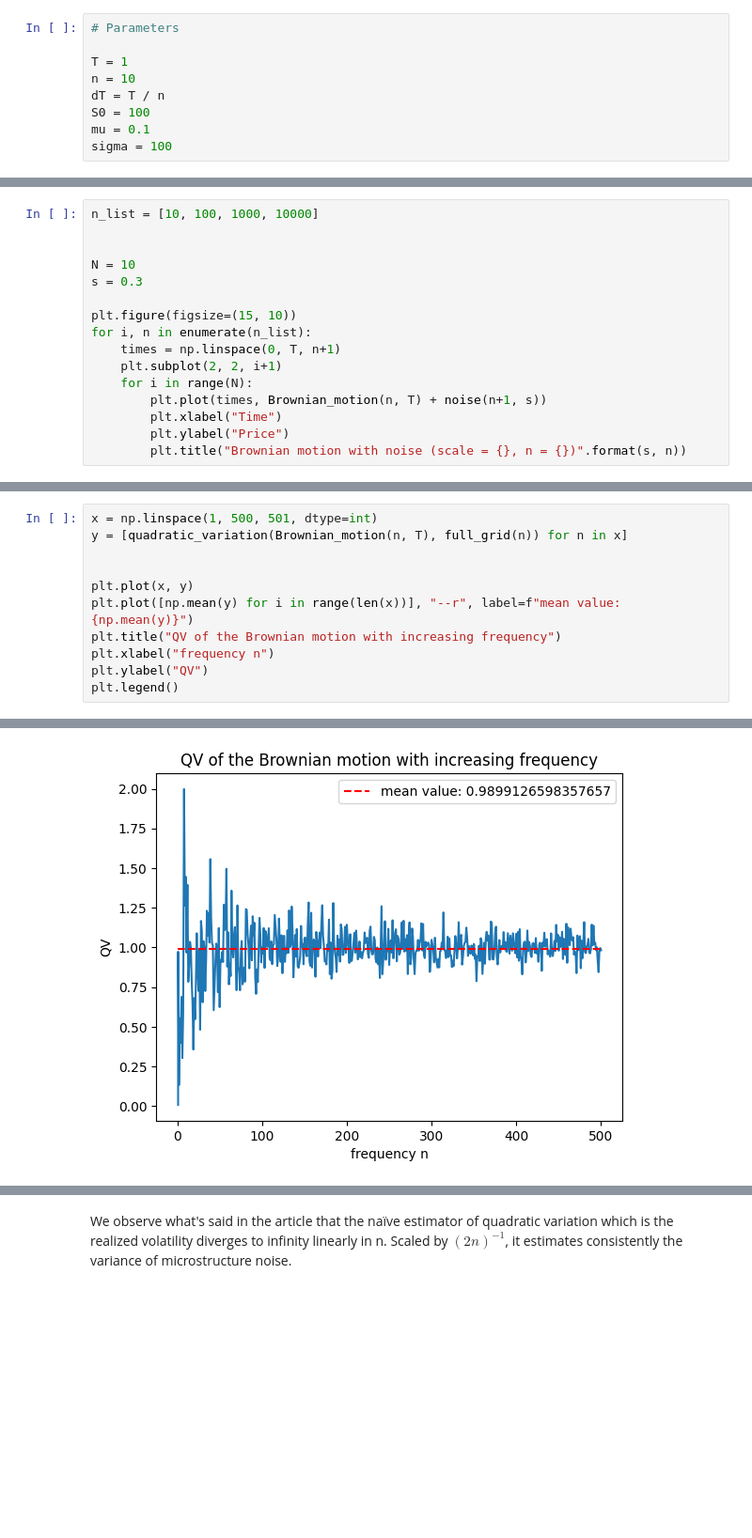
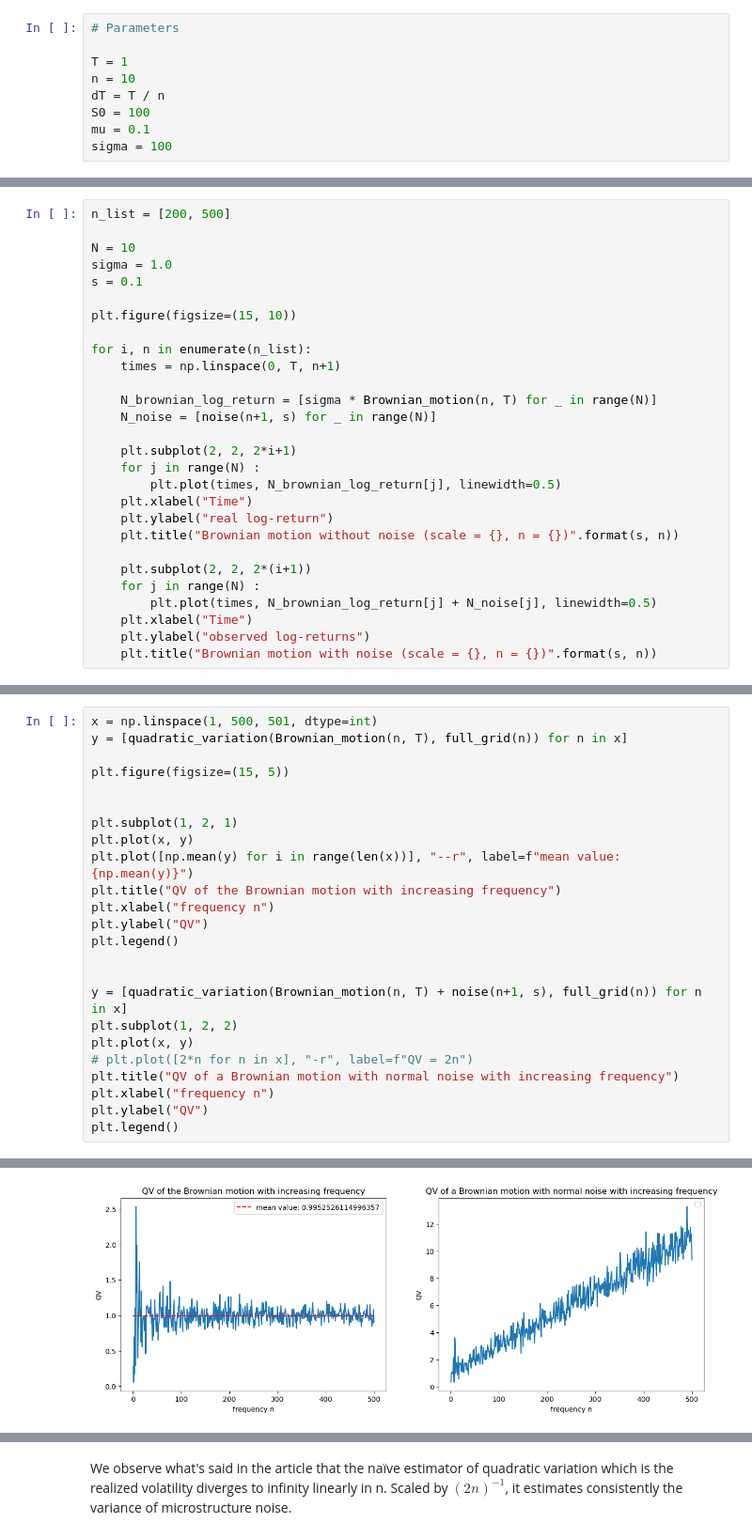
Before and after one commit to nicolassinott/HFT, a Jupyter notebook: Integrated_volatility/test.ipynb, the cells around one changed output, grey strips where cells are left out. Shown at 94% size. Saved outputs shown, nothing was run; the diff lists cells and outputs as text; blank space fills up the shorter version.

Commit message:
Adjusted Noise Implementation, and Adding Comments

```diff
--- a/Integrated_volatility/test.ipynb
+++ b/Integrated_volatility/test.ipynb
@@ -48,17 +83,29 @@ def quadratic_variation(Z: np.ndarray, grid: np.ndarray)-> float:
 # %%
-n_list = [10, 100, 1000, 10000]
-
+n_list = [200, 500]
 
 N = 10
-s = 0.3
+sigma = 1.0
+s = 0.1
 
 plt.figure(figsize=(15, 10))
+
 for i, n in enumerate(n_list):
     times = np.linspace(0, T, n+1)
-    plt.subplot(2, 2, i+1)
-    for i in range(N):
-        plt.plot(times, Brownian_motion(n, T) + noise(n+1, s))
-        plt.xlabel("Time")
-        plt.ylabel("Price")
-        plt.title("Brownian motion with noise (scale = {}, n = {})".format(s, n))
+
+    N_brownian_log_return = [sigma * Brownian_motion(n, T) for _ in range(N)]
+    N_noise = [noise(n+1, s) for _ in range(N)]
+
+    plt.subplot(2, 2, 2*i+1)
+    for j in range(N) :
+        plt.plot(times, N_brownian_log_return[j], linewidth=0.5)
+    plt.xlabel("Time")
+    plt.ylabel("real log-return")
+    plt.title("Brownian motion without noise (scale = {}, n = {})".format(s, n))
+
+    plt.subplot(2, 2, 2*(i+1))
+    for j in range(N) :
+        plt.plot(times, N_brownian_log_return[j] + N_noise[j], linewidth=0.5)
+    plt.xlabel("Time")
+    plt.ylabel("observed log-returns")
+    plt.title("Brownian motion with noise (scale = {}, n = {})".format(s, n))
 # %% [output]
@@ -67,11 +114,24 @@ for i, n in enumerate(n_list):
 x = np.linspace(1, 500, 501, dtype=int)
 y = [quadratic_variation(Brownian_motion(n, T), full_grid(n)) for n in x]
 
+plt.figure(figsize=(15, 5))
 
+
+plt.subplot(1, 2, 1)
 plt.plot(x, y)
 plt.plot([np.mean(y) for i in range(len(x))], "--r", label=f"mean value: {np.mean(y)}")
 plt.title("QV of the Brownian motion with increasing frequency")
 plt.xlabel("frequency n")
 plt.ylabel("QV")
 plt.legend()
+
+
+y = [quadratic_variation(Brownian_motion(n, T) + noise(n+1, s), full_grid(n)) for n in x]
+plt.subplot(1, 2, 2)
+plt.plot(x, y)
+# plt.plot([2*n for n in x], "-r", label=f"QV = 2n")
+plt.title("QV of a Brownian motion with normal noise with increasing frequency")
+plt.xlabel("frequency n")
+plt.ylabel("QV")
+plt.legend()
 # %% [output]
@@ -79 +140 @@ plt.legend()
-[figure, old version]
+[figure, new version]
```
Also changed, not shown: parts of 7 cells of this notebook.
